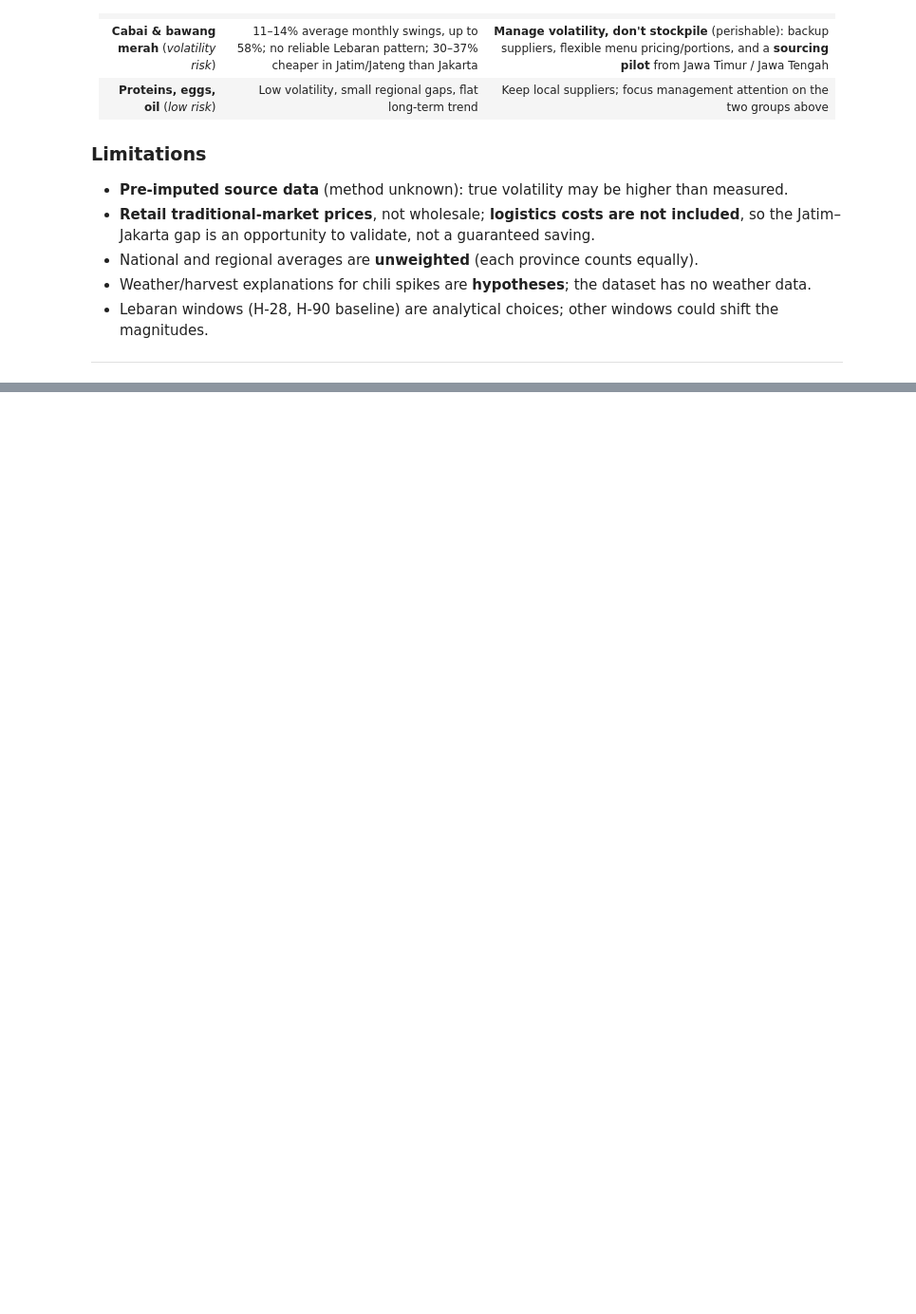
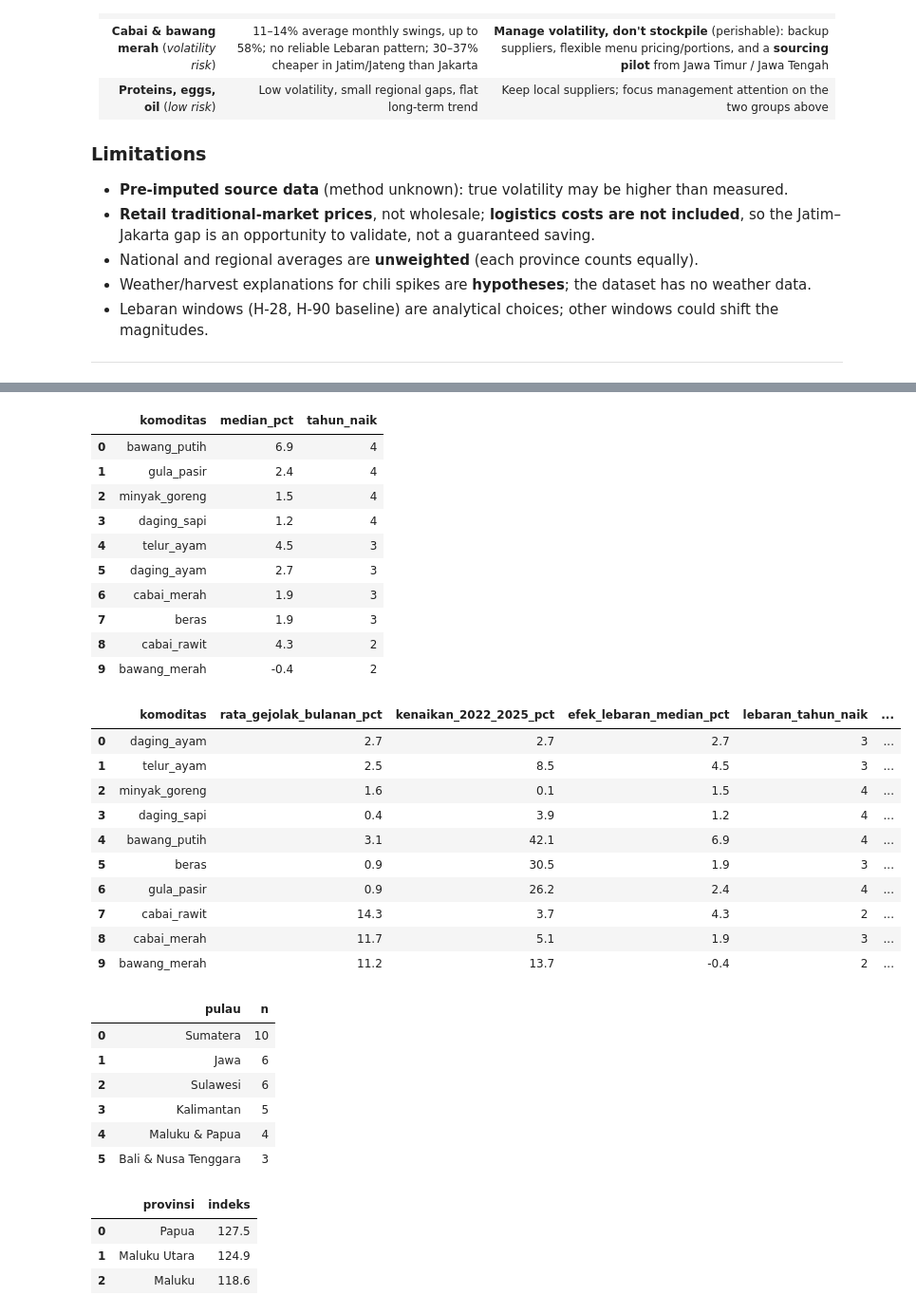
Before and after one commit to Talithashakira/analisis-harga-pangan, a Jupyter notebook: notebooks/analisis_harga_pangan.ipynb, the cells around one changed output, grey strips where cells are left out. Shown at 95% size. Saved outputs shown, nothing was run; the diff lists cells and outputs as text; code cells hidden in the pictures; blank space fills up the shorter version.

Commit message:
add star schema views (dims + per-year facts) for Power BI

```diff
--- a/notebooks/analisis_harga_pangan.ipynb
+++ b/notebooks/analisis_harga_pangan.ipynb
@@ -508,0 +453,10 @@ pd.read_sql("SELECT * FROM v_matriks_risiko ORDER BY rata_gejolak_bulanan_pct DE
+# %%
+from dotenv import load_dotenv
+
+load_dotenv(ROOT / ".env")
+
+targets = {"local": engine}
+if os.getenv("NEON_URL"):
+    targets["neon"] = create_engine(os.environ["NEON_URL"])
+
+print("targets:", list(targets))
@@ -508,0 +489,17 @@ pd.read_sql("SELECT * FROM v_matriks_risiko ORDER BY rata_gejolak_bulanan_pct DE
+# %%
+def run_sql_script(eng, path):
+    """Jalankan file .sql berisi banyak statement, tanpa parameter binding
+    (supaya '%' di LIKE tidak dianggap placeholder oleh psycopg2)."""
+    sql = (ROOT / path).read_text()
+    with eng.begin() as conn:                      # tetap satu transaksi, auto COMMIT
+        conn.connection.cursor().execute(sql)      # cursor DBAPI langsung, tanpa params
+
+for name, eng in targets.items():
+    run_sql_script(eng, "sql/views.sql")
+    print(f"views built on {name}")
+
+db = targets.get("neon", engine)   # run the checks on the database Power BI reads
+pd.read_sql("""
+    SELECT table_name FROM information_schema.views
+    WHERE table_schema = 'public' ORDER BY table_name
+""", db)
@@ -508,0 +525,50 @@ pd.read_sql("SELECT * FROM v_matriks_risiko ORDER BY rata_gejolak_bulanan_pct DE
+# %%
+# must equal Q2b
+display(pd.read_sql("SELECT * FROM v_efek_lebaran ORDER BY tahun_naik DESC, median_pct DESC", db))
+
+# must equal Q1 (swing) and Q4 (2025 vs 2022), plus the derived risk group
+display(pd.read_sql("SELECT * FROM v_matriks_risiko ORDER BY kelompok_risiko, rata_gejolak_bulanan_pct DESC", db))
+
+# 34 provinces: Sumatera 10, Jawa 6, Sulawesi 6, Kalimantan 5, Maluku & Papua 4, Bali & Nusa Tenggara 3
+display(pd.read_sql("SELECT pulau, COUNT(*) AS n FROM dim_provinsi GROUP BY pulau ORDER BY n DESC", db))
+
+# must equal Q3 top 3: Papua 127.5, Maluku Utara 124.9, Maluku 118.6
+pd.read_sql("""
+    SELECT provinsi, ROUND(AVG(indeks)::numeric, 1) AS indeks
+    FROM v_indeks_provinsi WHERE tahun = 2025
+    GROUP BY provinsi ORDER BY indeks DESC LIMIT 3
+""", db)
+# %% [output]
+|  | komoditas | median_pct | tahun_naik |
+| 0 | bawang_putih | 6.9 | 4 |
+| 1 | gula_pasir | 2.4 | 4 |
+| 2 | minyak_goreng | 1.5 | 4 |
+| 3 | daging_sapi | 1.2 | 4 |
+| 4 | telur_ayam | 4.5 | 3 |
+| 5 | daging_ayam | 2.7 | 3 |
+| 6 | cabai_merah | 1.9 | 3 |
+| 7 | beras | 1.9 | 3 |
+| 8 | cabai_rawit | 4.3 | 2 |
+| 9 | bawang_merah | -0.4 | 2 |
+|  | komoditas | rata_gejolak_bulanan_pct | kenaikan_2022_2025_pct | efek_lebaran_median_pct | lebaran_tahun_naik | ... |
+| 0 | daging_ayam | 2.7 | 2.7 | 2.7 | 3 | ... |
+| 1 | telur_ayam | 2.5 | 8.5 | 4.5 | 3 | ... |
+| 2 | minyak_goreng | 1.6 | 0.1 | 1.5 | 4 | ... |
+| 3 | daging_sapi | 0.4 | 3.9 | 1.2 | 4 | ... |
+| 4 | bawang_putih | 3.1 | 42.1 | 6.9 | 4 | ... |
+| 5 | beras | 0.9 | 30.5 | 1.9 | 3 | ... |
+| 6 | gula_pasir | 0.9 | 26.2 | 2.4 | 4 | ... |
+| 7 | cabai_rawit | 14.3 | 3.7 | 4.3 | 2 | ... |
+| 8 | cabai_merah | 11.7 | 5.1 | 1.9 | 3 | ... |
+| 9 | bawang_merah | 11.2 | 13.7 | -0.4 | 2 | ... |
+|  | pulau | n |
+| 0 | Sumatera | 10 |
+| 1 | Jawa | 6 |
+| 2 | Sulawesi | 6 |
+| 3 | Kalimantan | 5 |
+| 4 | Maluku & Papua | 4 |
+| 5 | Bali & Nusa Tenggara | 3 |
+|  | provinsi | indeks |
+| 0 | Papua | 127.5 |
+| 1 | Maluku Utara | 124.9 |
+| 2 | Maluku | 118.6 |
```
Also changed, not shown: parts of 17 cells of this notebook, 1 other file.
